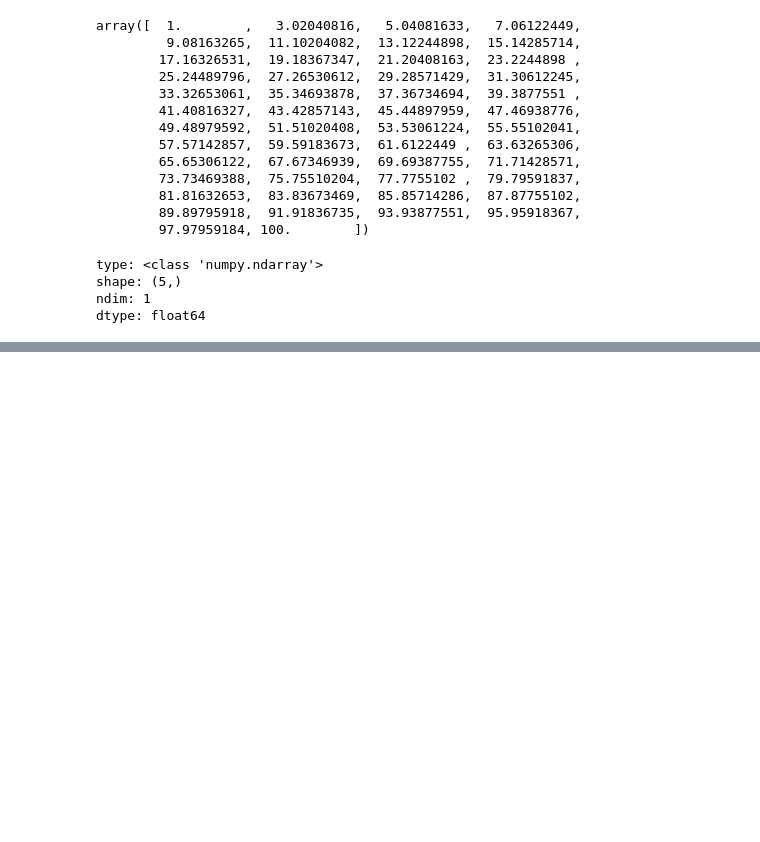
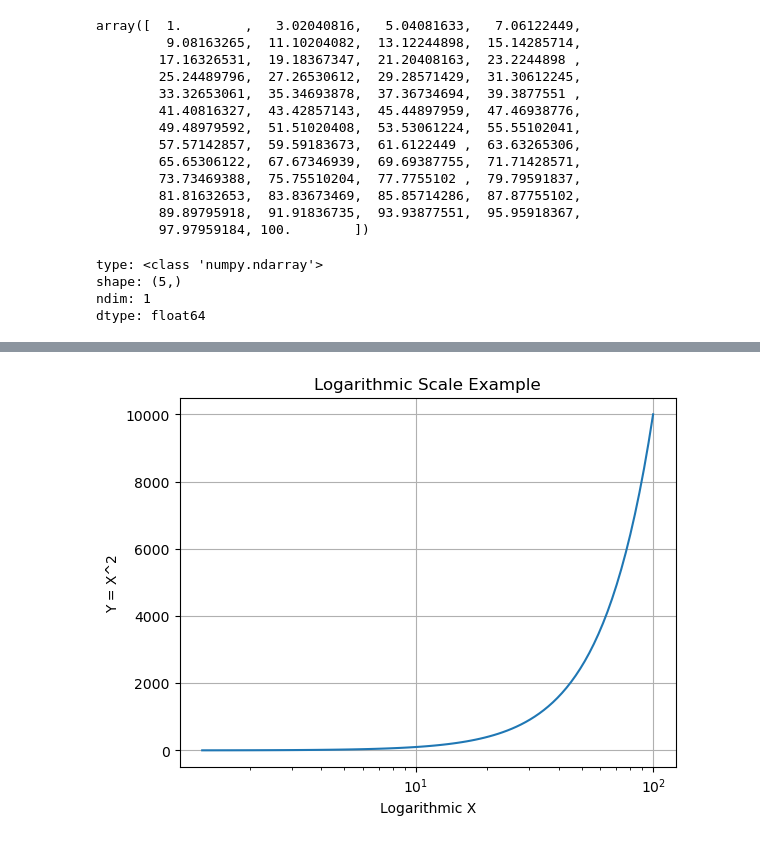
Before and after one commit to NAM-IL/Python_Basic, a Jupyter notebook: 수업내용/04월/03_넘파이/넘파이정리.ipynb, the cells around one changed output, grey strips where cells are left out. Cells and saved outputs as stored; diff of their text form; code cells hidden in the pictures; blank space fills up the shorter version.

```diff
--- a/수업내용/04월/03_넘파이/넘파이정리.ipynb
+++ b/수업내용/04월/03_넘파이/넘파이정리.ipynb
@@ -195,0 +315,18 @@ Matplotlib is building the font cache; this may take a moment.
+# %%
+import numpy as np
+import matplotlib.pyplot as plt
+
+# Generate logarithmic data for x
+x = np.logspace(0.1, 2, num=100)  # Values between 10^0.1 and 10^2
+y = x**2  # Square of x for exponential growth
+
+# Plot the data
+plt.plot(x, y)
+plt.xscale('log')  # Use logarithmic scaling for x-axis
+plt.title('Logarithmic Scale Example')
+plt.xlabel('Logarithmic X')
+plt.ylabel('Y = X^2')
+plt.grid(True)
+plt.show()
+# %% [output]
+[figure, added]
```
Also changed, not shown: parts of 8 cells of this notebook, 3 other files.
